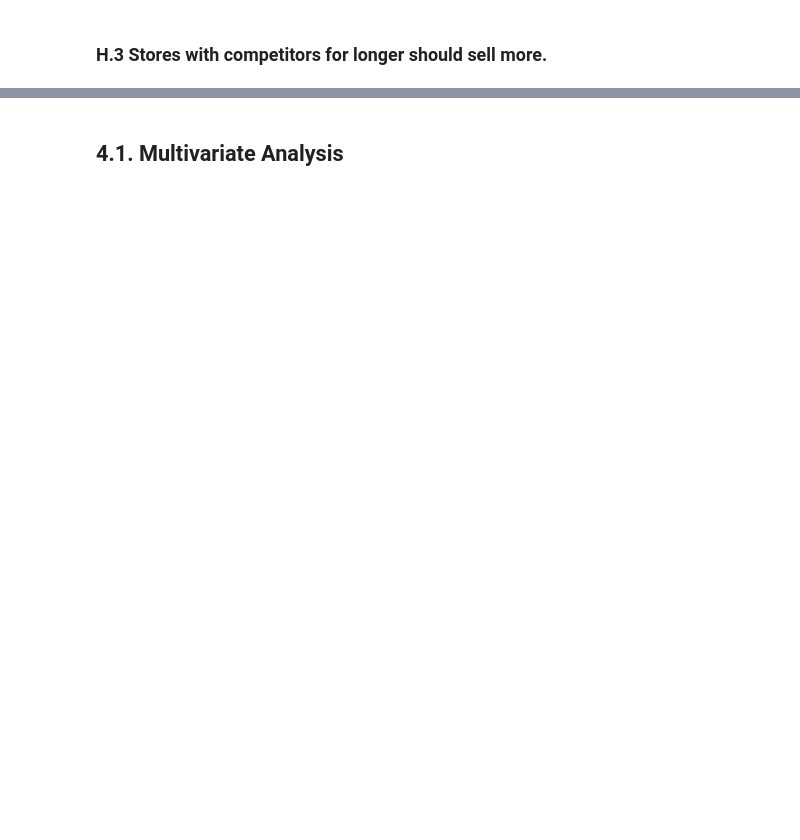
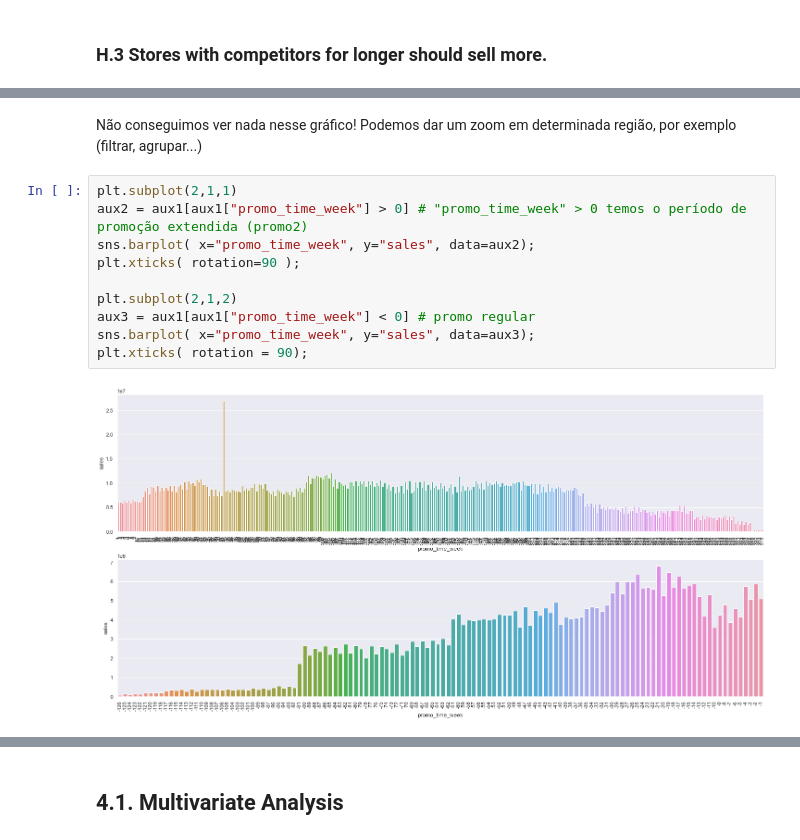
Before and after one commit to luana-afonso/DataScience-Em-Producao, a Jupyter notebook: m04_v01_store_sales_prediction.ipynb, the cells around one changed output, grey strips where cells are left out. Saved outputs shown, nothing was run; the diff lists cells and outputs as text; blank space fills up the shorter version.

```diff
--- a/m04_v01_store_sales_prediction.ipynb
+++ b/m04_v01_store_sales_prediction.ipynb
@@ -1133,0 +1164,14 @@ Correlação de -0.1. Desvalidamos a hipótese e a variável vai ser relevante p
+# %% [markdown]
+Não conseguimos ver nada nesse gráfico! Podemos dar um zoom em determinada região, por exemplo (filtrar, agrupar...)
+# %%
+plt.subplot(2,1,1)
+aux2 = aux1[aux1["promo_time_week"] > 0] # "promo_time_week" > 0 temos o período de promoção extendida (promo2)
+sns.barplot( x="promo_time_week", y="sales", data=aux2);
+plt.xticks( rotation=90 );
+
+plt.subplot(2,1,2)
+aux3 = aux1[aux1["promo_time_week"] < 0] # promo regular
+sns.barplot( x="promo_time_week", y="sales", data=aux3);
+plt.xticks( rotation = 90);
+# %% [output]
+[figure, added]
```
Also changed, not shown: parts of 69 cells of this notebook.
